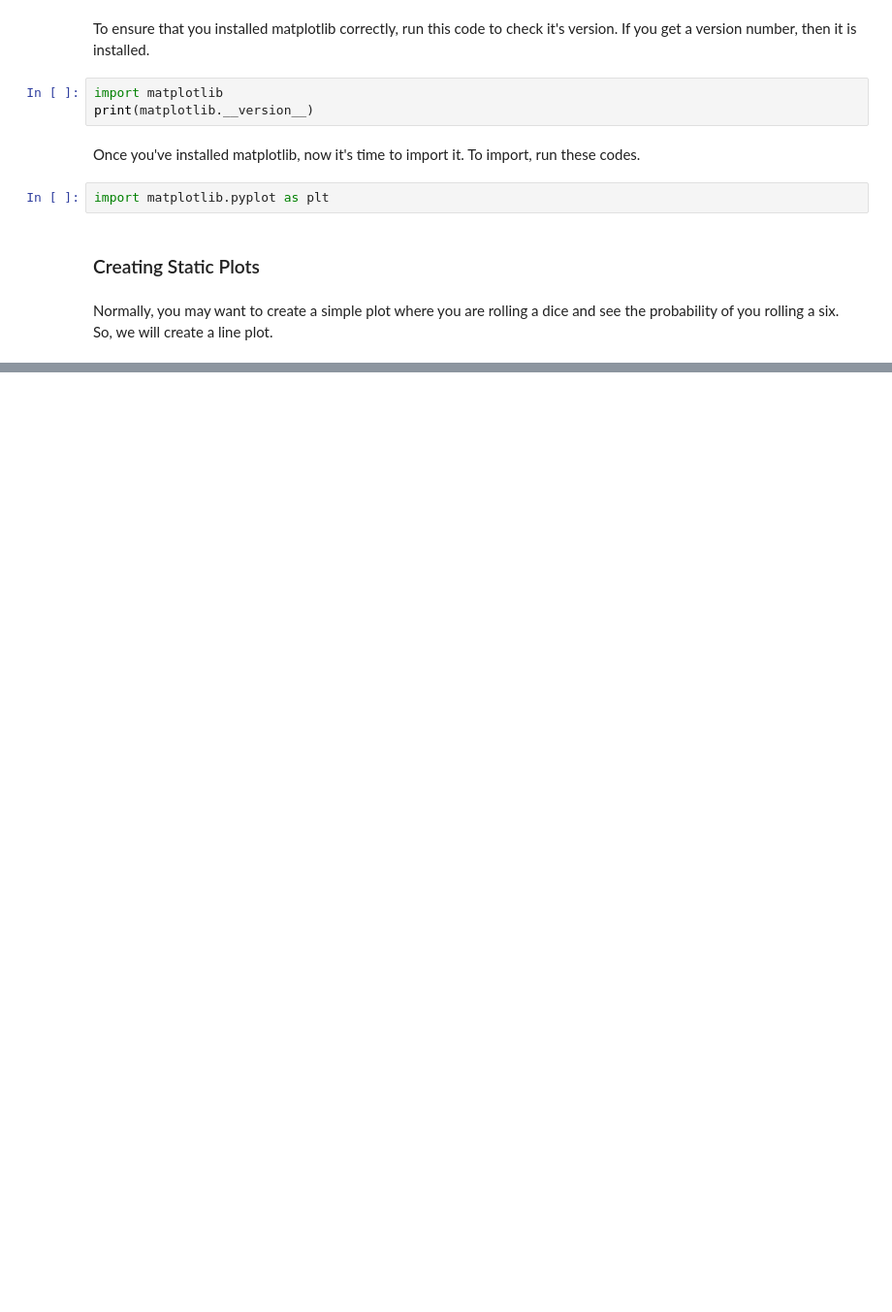
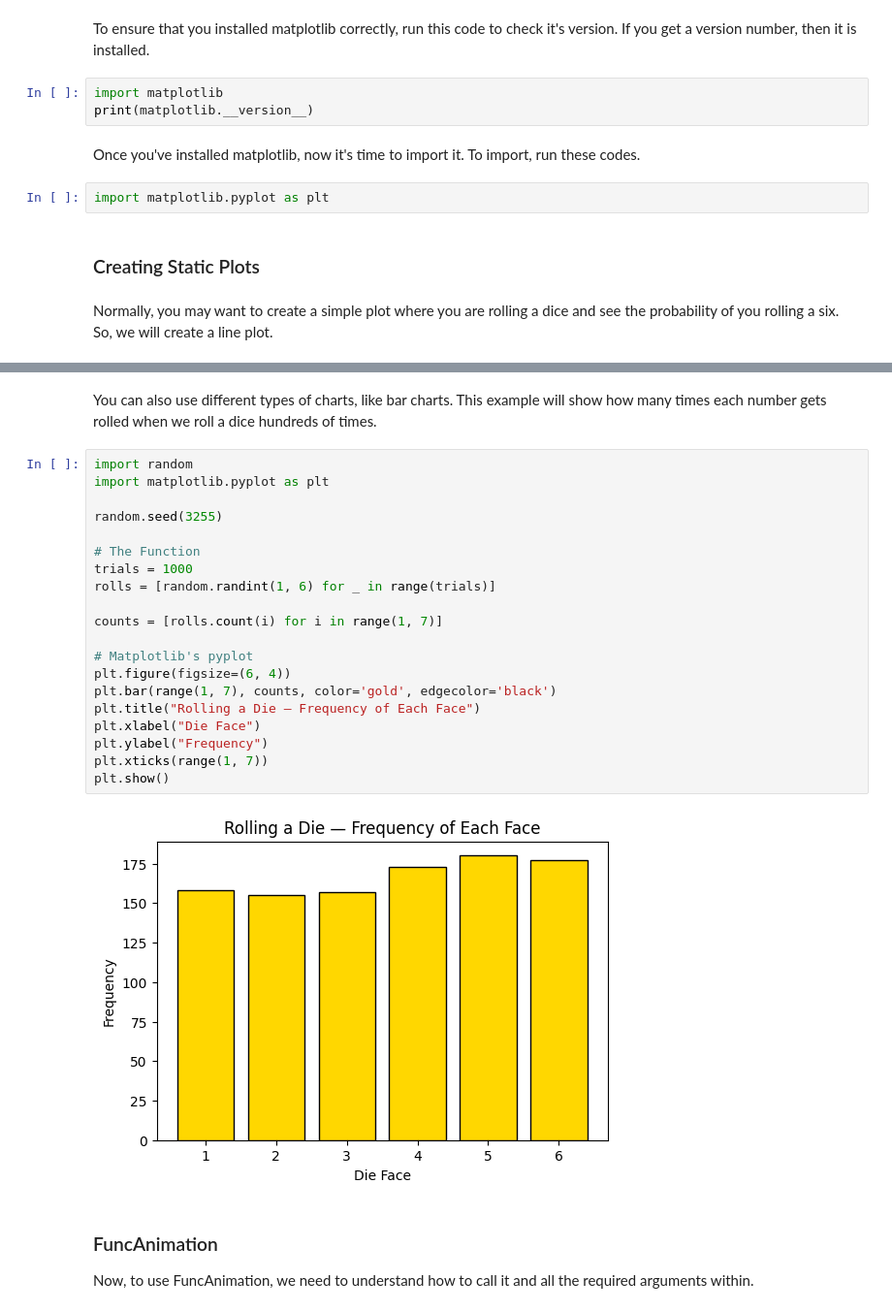
Before and after one commit to statds/ids-f25, a Jupyter notebook: _animations.ipynb, the cells around one changed output, grey strips where cells are left out. Shown at 97% size. Saved outputs shown, nothing was run; the diff lists cells and outputs as text; blank space fills up the shorter version.

```diff
--- a/_animations.ipynb
+++ b/_animations.ipynb
@@ -51,0 +79,28 @@ Normally, you may want to create a simple plot where you are rolling a dice and
+# %% [markdown]
+You can also use different types of charts, like bar charts. This example will show how many times each number gets rolled when we roll a dice hundreds of times.
+# %%
+import random
+import matplotlib.pyplot as plt
+
+random.seed(3255)
+
+# The Function
+trials = 1000
+rolls = [random.randint(1, 6) for _ in range(trials)]
+
+counts = [rolls.count(i) for i in range(1, 7)]
+
+# Matplotlib's pyplot
+plt.figure(figsize=(6, 4))
+plt.bar(range(1, 7), counts, color='gold', edgecolor='black')
+plt.title("Rolling a Die — Frequency of Each Face")
+plt.xlabel("Die Face")
+plt.ylabel("Frequency")
+plt.xticks(range(1, 7))
+plt.show()
+# %% [output]
+[figure, added]
+# %% [markdown]
+### FuncAnimation
+
+Now, to use FuncAnimation, we need to understand how to call it and all the required arguments within.
```
Also changed, not shown: parts of 3 cells of this notebook.
